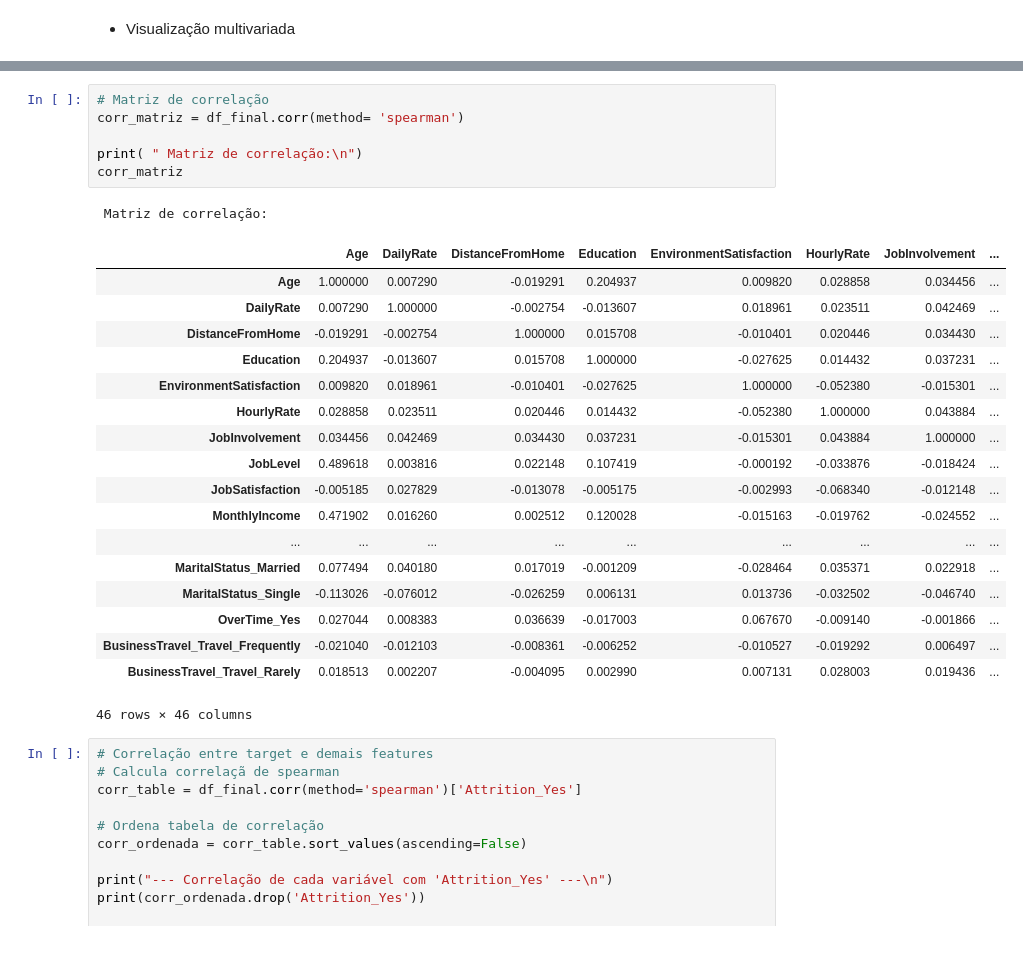
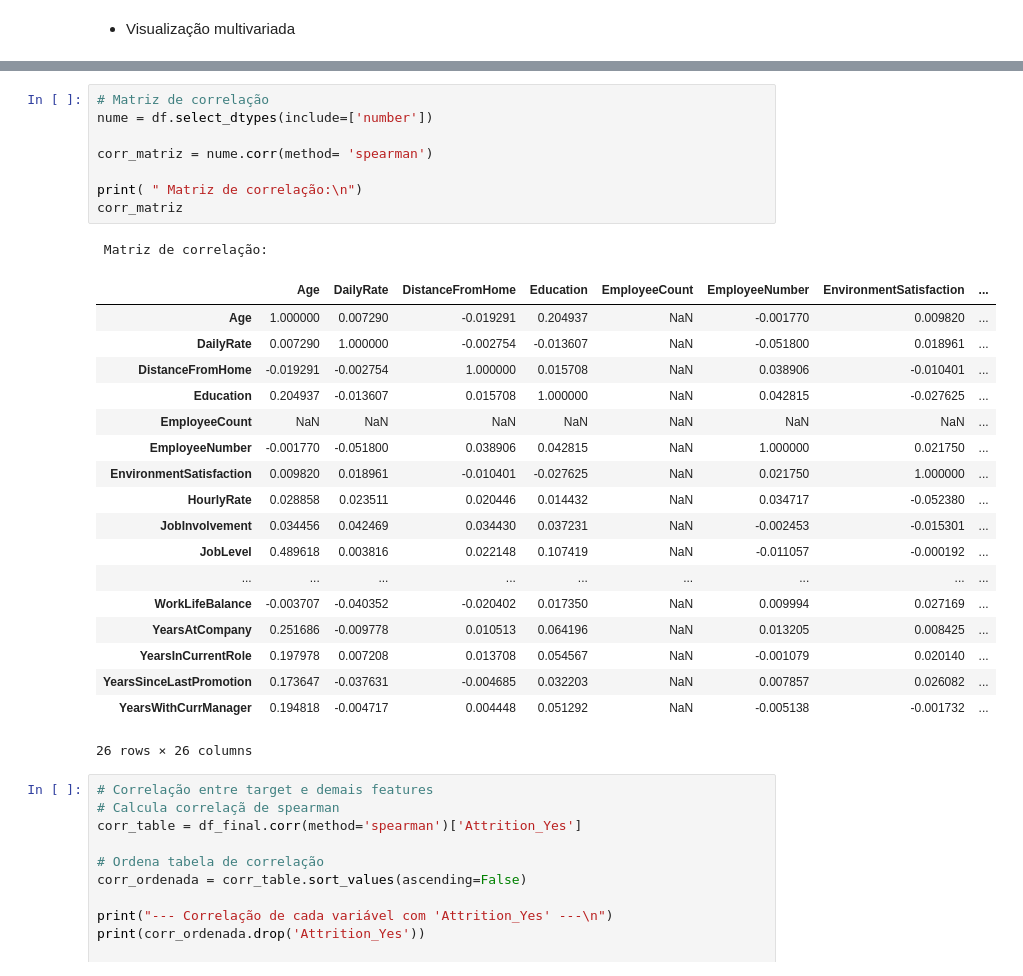
Before and after one commit to polydiaguiar/turnover-prediction-final-project, a Jupyter notebook: turnover_prediction_final_project.ipynb, the cells around one changed output, grey strips where cells are left out. Drawn from its saved outputs; the diff is of its cells as text.

```diff
--- a/turnover_prediction_final_project.ipynb
+++ b/turnover_prediction_final_project.ipynb
@@ -522,29 +428,31 @@ df_final.head()
 # %%
 # Matriz de correlação
-corr_matriz = df_final.corr(method= 'spearman')
+nume = df.select_dtypes(include=['number'])
+
+corr_matriz = nume.corr(method= 'spearman')
 
 print( " Matriz de correlação:\n")
 corr_matriz
 # %% [output]
  Matriz de correlação:
-|  | Age | DailyRate | DistanceFromHome | Education | EnvironmentSatisfaction | HourlyRate | JobInvolvement | ... |
-| Age | 1.000000 | 0.007290 | -0.019291 | 0.204937 | 0.009820 | 0.028858 | 0.034456 | ... |
-| DailyRate | 0.007290 | 1.000000 | -0.002754 | -0.013607 | 0.018961 | 0.023511 | 0.042469 | ... |
-| DistanceFromHome | -0.019291 | -0.002754 | 1.000000 | 0.015708 | -0.010401 | 0.020446 | 0.034430 | ... |
-| Education | 0.204937 | -0.013607 | 0.015708 | 1.000000 | -0.027625 | 0.014432 | 0.037231 | ... |
-| EnvironmentSatisfaction | 0.009820 | 0.018961 | -0.010401 | -0.027625 | 1.000000 | -0.052380 | -0.015301 | ... |
-| HourlyRate | 0.028858 | 0.023511 | 0.020446 | 0.014432 | -0.052380 | 1.000000 | 0.043884 | ... |
-| JobInvolvement | 0.034456 | 0.042469 | 0.034430 | 0.037231 | -0.015301 | 0.043884 | 1.000000 | ... |
-| JobLevel | 0.489618 | 0.003816 | 0.022148 | 0.107419 | -0.000192 | -0.033876 | -0.018424 | ... |
-| JobSatisfaction | -0.005185 | 0.027829 | -0.013078 | -0.005175 | -0.002993 | -0.068340 | -0.012148 | ... |
-| MonthlyIncome | 0.471902 | 0.016260 | 0.002512 | 0.120028 | -0.015163 | -0.019762 | -0.024552 | ... |
+|  | Age | DailyRate | DistanceFromHome | Education | EmployeeCount | EmployeeNumber | EnvironmentSatisfaction | ... |
+| Age | 1.000000 | 0.007290 | -0.019291 | 0.204937 | NaN | -0.001770 | 0.009820 | ... |
+| DailyRate | 0.007290 | 1.000000 | -0.002754 | -0.013607 | NaN | -0.051800 | 0.018961 | ... |
+| DistanceFromHome | -0.019291 | -0.002754 | 1.000000 | 0.015708 | NaN | 0.038906 | -0.010401 | ... |
+| Education | 0.204937 | -0.013607 | 0.015708 | 1.000000 | NaN | 0.042815 | -0.027625 | ... |
+| EmployeeCount | NaN | NaN | NaN | NaN | NaN | NaN | NaN | ... |
+| EmployeeNumber | -0.001770 | -0.051800 | 0.038906 | 0.042815 | NaN | 1.000000 | 0.021750 | ... |
+| EnvironmentSatisfaction | 0.009820 | 0.018961 | -0.010401 | -0.027625 | NaN | 0.021750 | 1.000000 | ... |
+| HourlyRate | 0.028858 | 0.023511 | 0.020446 | 0.014432 | NaN | 0.034717 | -0.052380 | ... |
+| JobInvolvement | 0.034456 | 0.042469 | 0.034430 | 0.037231 | NaN | -0.002453 | -0.015301 | ... |
+| JobLevel | 0.489618 | 0.003816 | 0.022148 | 0.107419 | NaN | -0.011057 | -0.000192 | ... |
 | ... | ... | ... | ... | ... | ... | ... | ... | ... |
-| MaritalStatus_Married | 0.077494 | 0.040180 | 0.017019 | -0.001209 | -0.028464 | 0.035371 | 0.022918 | ... |
-| MaritalStatus_Single | -0.113026 | -0.076012 | -0.026259 | 0.006131 | 0.013736 | -0.032502 | -0.046740 | ... |
-| OverTime_Yes | 0.027044 | 0.008383 | 0.036639 | -0.017003 | 0.067670 | -0.009140 | -0.001866 | ... |
-| BusinessTravel_Travel_Frequently | -0.021040 | -0.012103 | -0.008361 | -0.006252 | -0.010527 | -0.019292 | 0.006497 | ... |
-| BusinessTravel_Travel_Rarely | 0.018513 | 0.002207 | -0.004095 | 0.002990 | 0.007131 | 0.028003 | 0.019436 | ... |
+| WorkLifeBalance | -0.003707 | -0.040352 | -0.020402 | 0.017350 | NaN | 0.009994 | 0.027169 | ... |
+| YearsAtCompany | 0.251686 | -0.009778 | 0.010513 | 0.064196 | NaN | 0.013205 | 0.008425 | ... |
+| YearsInCurrentRole | 0.197978 | 0.007208 | 0.013708 | 0.054567 | NaN | -0.001079 | 0.020140 | ... |
+| YearsSinceLastPromotion | 0.173647 | -0.037631 | -0.004685 | 0.032203 | NaN | 0.007857 | 0.026082 | ... |
+| YearsWithCurrManager | 0.194818 | -0.004717 | 0.004448 | 0.051292 | NaN | -0.005138 | -0.001732 | ... |
-46 rows × 46 columns
+26 rows × 26 columns
 # %%
 # Correlação entre target e demais features
 # Calcula correlaçã de spearman
```
Also changed, not shown: parts of 29 cells of this notebook.
